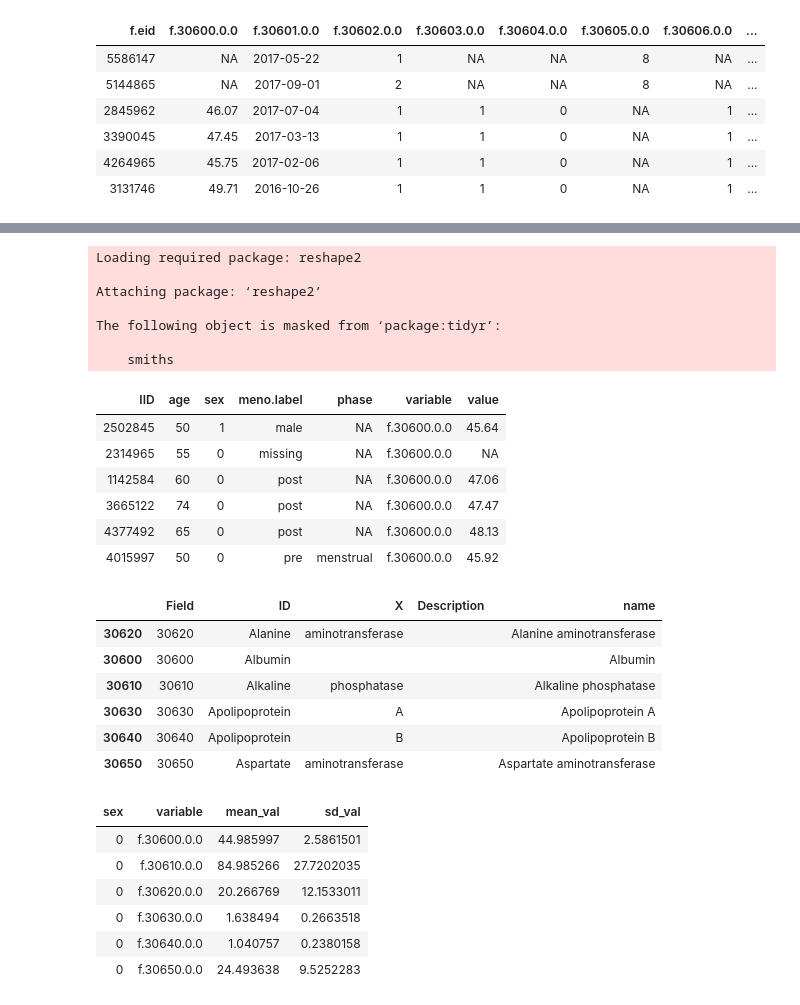
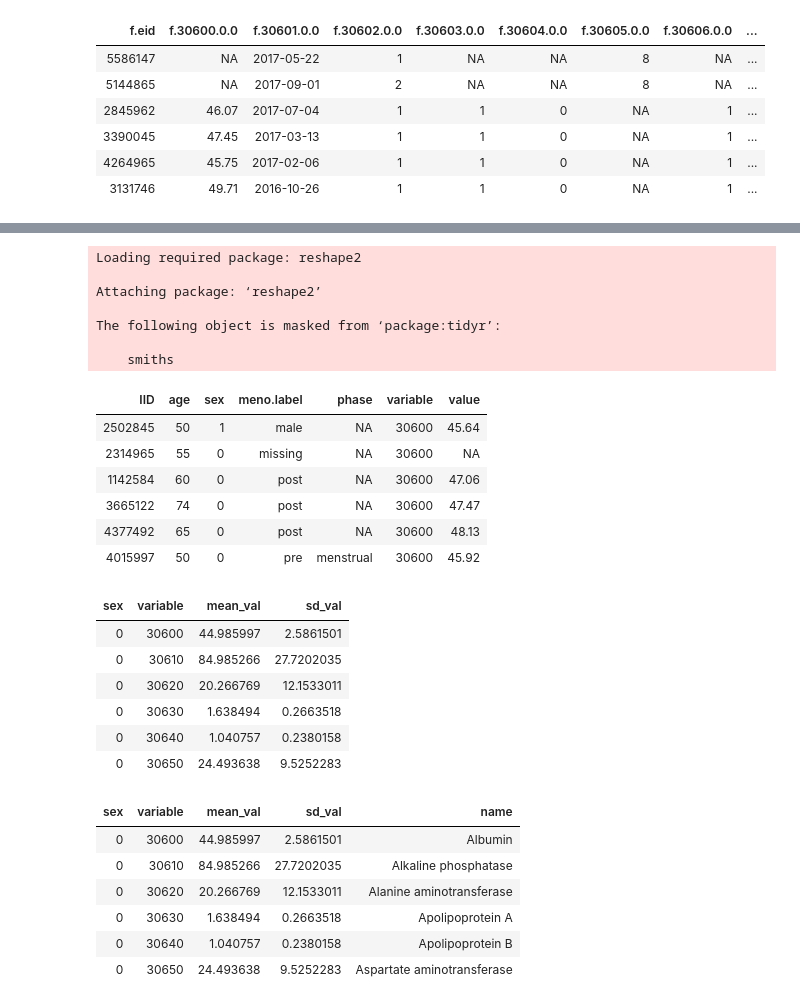
Before and after one commit to rivas-lab/sex-diff-biomarker-genetics, a Jupyter notebook: notebooks/ExploreBiomarkerPhe.ipynb, the cells around one changed output, grey strips where cells are left out. Drawn from its saved outputs; the diff is of its cells as text; code cells hidden in the pictures.

```diff
--- a/notebooks/ExploreBiomarkerPhe.ipynb
+++ b/notebooks/ExploreBiomarkerPhe.ipynb
@@ -142,6 +120,7 @@ head(meno_age)
 combined2 <- left_join(combined_mat, select(meno_age, c("IID", "meno.label")), by="IID")#by=c("IID"="ID"))
 # %%
 combined3 <- left_join(combined2, select(cycle_dat, c("ID", "phase")), by=c("IID"="ID"))
+combined4 <- left_join(combined3, combined4, by=c("IID"="ID"))
 # %%
-combined3.2 <- combined3 %>% select(IID, age, sex, meno.label, phase, everything())
+combined3.2 <- combined4 %>% select(IID, age, sex, meno.label, phase, pill, hrt, everything())
 head(combined3.2[,1:7])
@@ -166,36 +137,38 @@ The following object is masked from ‘package:tidyr’:
 
     smiths
 | IID | age | sex | meno.label | phase | variable | value |
-| 2502845 | 50 | 1 | male | NA | f.30600.0.0 | 45.64 |
-| 2314965 | 55 | 0 | missing | NA | f.30600.0.0 | NA |
-| 1142584 | 60 | 0 | post | NA | f.30600.0.0 | 47.06 |
-| 3665122 | 74 | 0 | post | NA | f.30600.0.0 | 47.47 |
-| 4377492 | 65 | 0 | post | NA | f.30600.0.0 | 48.13 |
-| 4015997 | 50 | 0 | pre | menstrual | f.30600.0.0 | 45.92 |
+| 2502845 | 50 | 1 | male | NA | 30600 | 45.64 |
+| 2314965 | 55 | 0 | missing | NA | 30600 | NA |
+| 1142584 | 60 | 0 | post | NA | 30600 | 47.06 |
+| 3665122 | 74 | 0 | post | NA | 30600 | 47.47 |
+| 4377492 | 65 | 0 | post | NA | 30600 | 48.13 |
+| 4015997 | 50 | 0 | pre | menstrual | 30600 | 45.92 |
 # %%
 
 dat2 <- dat.melted %>% filter(!is.na(value))
-# %% [output]
-|  | Field | ID | X | Description | name |
-| 30620 | 30620 | Alanine | aminotransferase |  | Alanine aminotransferase |
-| 30600 | 30600 | Albumin |  |  | Albumin |
-| 30610 | 30610 | Alkaline | phosphatase |  | Alkaline phosphatase |
-| 30630 | 30630 | Apolipoprotein | A |  | Apolipoprotein A |
-| 30640 | 30640 | Apolipoprotein | B |  | Apolipoprotein B |
-| 30650 | 30650 | Aspartate | aminotransferase |  | Aspartate aminotransferase |
 # %%
 # group means for sex
 group_means <- dat2 %>% group_by(sex, variable) %>% summarize(mean_val=mean(value),sd_val=sd(value))
 head(group_means)
 group_means$sex <- as.factor(group_means$sex)
-group_means$variable2 <- sapply(group_means$variable, function(x) strsplit(as.character(x), ".", fixed=TRUE)[[1]][[2]])
-group_means$name <- biomarker[group_means$variable2,]$name
+group_means$variable <- sapply(group_means$variable, as.character)
+biomarker$Field <- sapply(biomarker$Field, as.character)
+
+group_means2 <- full_join(group_means, biomarker[,c("Field", "name")], by=c("variable"="Field"))
+head(group_means2)
 # %% [output]
 | sex | variable | mean_val | sd_val |
-| 0 | f.30600.0.0 | 44.985997 | 2.5861501 |
-| 0 | f.30610.0.0 | 84.985266 | 27.7202035 |
-| 0 | f.30620.0.0 | 20.266769 | 12.1533011 |
-| 0 | f.30630.0.0 | 1.638494 | 0.2663518 |
-| 0 | f.30640.0.0 | 1.040757 | 0.2380158 |
-| 0 | f.30650.0.0 | 24.493638 | 9.5252283 |
+| 0 | 30600 | 44.985997 | 2.5861501 |
+| 0 | 30610 | 84.985266 | 27.7202035 |
+| 0 | 30620 | 20.266769 | 12.1533011 |
+| 0 | 30630 | 1.638494 | 0.2663518 |
+| 0 | 30640 | 1.040757 | 0.2380158 |
+| 0 | 30650 | 24.493638 | 9.5252283 |
+| sex | variable | mean_val | sd_val | name |
+| 0 | 30600 | 44.985997 | 2.5861501 | Albumin |
+| 0 | 30610 | 84.985266 | 27.7202035 | Alkaline phosphatase |
+| 0 | 30620 | 20.266769 | 12.1533011 | Alanine aminotransferase |
+| 0 | 30630 | 1.638494 | 0.2663518 | Apolipoprotein A |
+| 0 | 30640 | 1.040757 | 0.2380158 | Apolipoprotein B |
+| 0 | 30650 | 24.493638 | 9.5252283 | Aspartate aminotransferase |
 # %%
```
Also changed, not shown: parts of 15 cells of this notebook, 8 other files.
